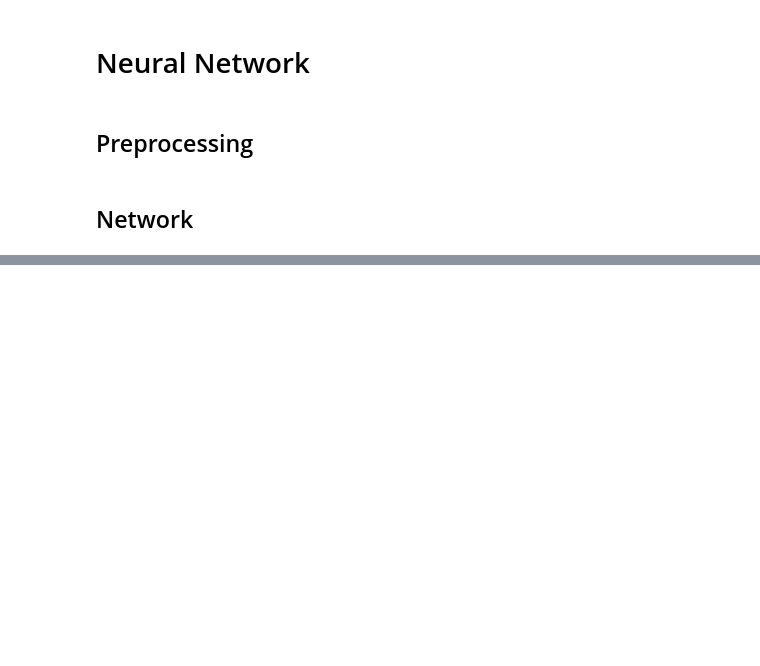
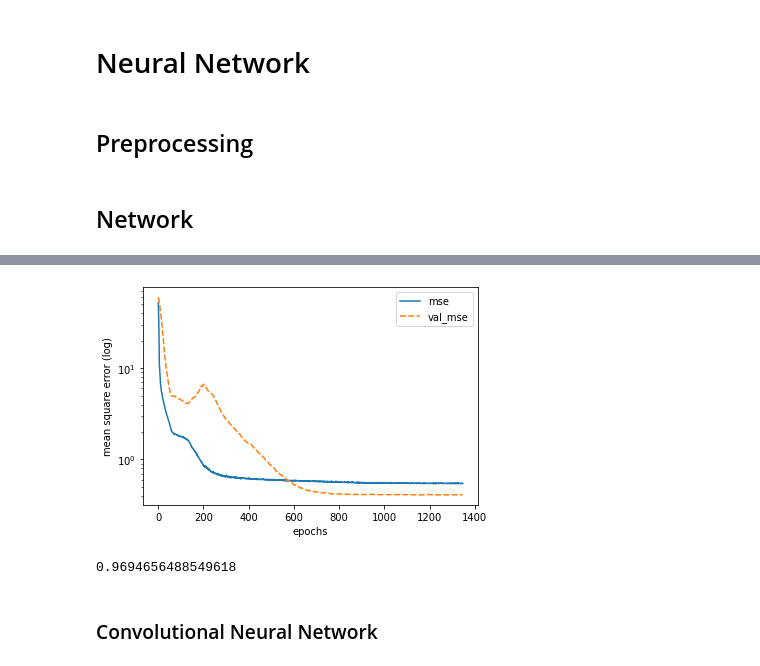
Before and after one commit to qerboz/cicy-internship, a Jupyter notebook: prog/Notebook.ipynb, the cells around one changed output, grey strips where cells are left out. Cells and saved outputs as stored; diff of their text form; code cells hidden in the pictures; blank space fills up the shorter version.

```diff
--- a/prog/Notebook.ipynb
+++ b/prog/Notebook.ipynb
@@ -83,11 +83,11 @@ def pad_and_stack(data,size):
     for j in range(len(data.values)):
         x = np.array(data.values[j])
         ar[j,:,:] = np.pad(x, [(0,size[i]-x.shape[i]) for i in range(len(size))])
-    return ar
+    return np.expand_dims(ar,axis=3)
 # %%
 df_wo_outliers = filter_outliers(df,{'h11':[1,16],'h21':[1,91]})
 df_wo_outliers = df_wo_outliers.sample(frac=1)
-matrix_train, matrix_test, h11_train, h11_test, h21_train, h21_test = skl.model_selection.train_test_split(pad_and_stack(df_wo_outliers['matrix'],(12,15)), df_wo_outliers['h11'], df_wo_outliers['h21'], test_size = 0.1, shuffle = False)
+matrix_train, matrix_test, h11_train, h11_test, h21_train, h21_test = skl.model_selection.train_test_split(pad_and_stack(df_wo_outliers['matrix'],(15,18)), df_wo_outliers['h11'], df_wo_outliers['h21'], test_size = 0.1, shuffle = False)
 matrix_train, matrix_val, h11_train, h11_val, h21_train, h21_val = skl.model_selection.train_test_split(matrix_train, h11_train, h21_train, test_size = 1/9, shuffle = False)
 # %%
 scale = np.max(matrix_train)
@@ -114,11 +114,14 @@ class neural_network():
             self.input = [keras.layers.Input(shape=input_shape)]
             self.structure = [self.input]
 
-    def add_layer(self,layer,depth=0,branch=0,):
+    def add_layer(self,layer,depth=0,branch=0):
         if self.seq:
             self.middle = layer(self.middle)
+        elif depth == -1:
+            self.structure.append([])
+            self.structure[-1].append(layer(self.structure[-2][branch]))
         else:
-            if len(self.structure) < depth:
+            if len(self.structure) <= depth+1:
                 self.structure.append([])
             self.structure[depth+1].append(layer(self.structure[depth][branch]))
 
@@ -128,13 +131,13 @@ class neural_network():
                 self.middle = layer(self.middle)
         else:
             self.add_layer(layer=layers_list[0],depth=depth,branch=mother_branch)
-            for i in range(1,layers_list):
+            for i in range(1,len(layers_list)):
                 self.add_layer(layer=layers_list[i],depth=i,branch=-1)
 
-    def add_conv_branch(self,layers_size,kernels_size,normalization=0.,dropout=0.,activation='relu',depth=0,mother_branch=0,l1reg=0.,l2reg=0.):
+    def add_conv_branch(self,layers_size,kernels_size,normalization=0.,dropout=0.,activation='relu',depth=0,mother_branch=0,l1reg=0.,l2reg=0.,padding='same'):
         conv_list = []
         for i in range(len(layers_size)):
-            conv_list.append(keras.layers.Conv2D(filters=layers_size[i],kernel_size=kernels_size[i],activation=activation,kernel_regularizer=keras.regularizers.l1_l2(l1=l1reg,l2=l2reg)))
+            conv_list.append(keras.layers.Conv2D(filters=layers_size[i],kernel_size=kernels_size[i],activation=activation,padding=padding,kernel_regularizer=keras.regularizers.l1_l2(l1=l1reg,l2=l2reg)))
             if normalization > 0:
                 conv_list.append(keras.layers.BatchNormalization(momentum=normalization))
             if dropout > 0:
@@ -154,15 +157,16 @@ class neural_network():
     def merge_branches(self,layer,pos_list=None):
         if pos_list == None:
             pos_list = [(-1,i) for i in range(len(self.structure[-1]))]
-        if pos1[0] < pos2[0]:
-            depth = pos2[0]
+        depth = np.max([pos[0] for pos in pos_list])
+        if depth ==-1:
+            self.structure.append([])
+            self.structure[-1].append(layer([self.structure[pos[0]  if pos[0] > -1 else -2][pos[1]] for pos in pos_list]))
         else:
-            depth = pos1[0]
-        if len(self.structure) < depth:
-            self.structure.append([])
-        self.structure[depth+1].append(layer([self.structure[pos1[0]][pos1[1]],self.structure[pos2[0]][pos2[1]]]))
+            if len(self.structure) <= depth+1:
+                self.structure.append([])
+            self.structure[depth+1].append(layer([self.structure[pos[0] if pos[0] > -1 else -2][pos[1]] for pos in pos_list]))
 
-    def close(self,outputs_position):
+    def close(self,outputs_position=(-1,-1)):
         self.outputs = []
         if type(outputs_position) == list:
             for i,j in outputs_position:
@@ -193,4 +197,8 @@ class neural_network():
     def score(self,x,y):
         pred = self.predict(x)
         return np.sum(pred-y == 0)/len(pred)
+
+    def plot(self,params):
+        sns.lineplot(data=[self.history[param] for param in params]).set(yscale='log',xlabel='epochs',ylabel='mean square error (log)')
+        plt.legend(labels=params)
 # %% [markdown]
@@ -198,5 +206,5 @@ class neural_network():
 # %%
-bull_net = neural_network(name='bull_net',input_shape=(12,15))
+bull_net = neural_network(name='bull_net_f',input_shape=(15,18))
 bull_net.add_layer(keras.layers.Flatten())
 bull_net.add_dense_branch(layers_size=[876, 461, 437, 929, 404],dropout=0.2,normalization=0.99)
 bull_net.add_layer(keras.layers.Dense(units=1,activation='relu'))
@@ -205,0 +252,10 @@ bull_net.fit(x=matrix_train,y=h11_train,x_val=matrix_val,y_val=h11_val,epochs=50
+# %%
+bull_net.plot(['mse','val_mse'])
+# %% [output]
+[figure, added]
+# %%
+bull_net.score(matrix_test,h11_test)
+# %% [output]
+0.9694656488549618
+# %% [markdown]
+### Convolutional Neural Network
```
Also changed, not shown: parts of 18 cells of this notebook, 7 other files.
